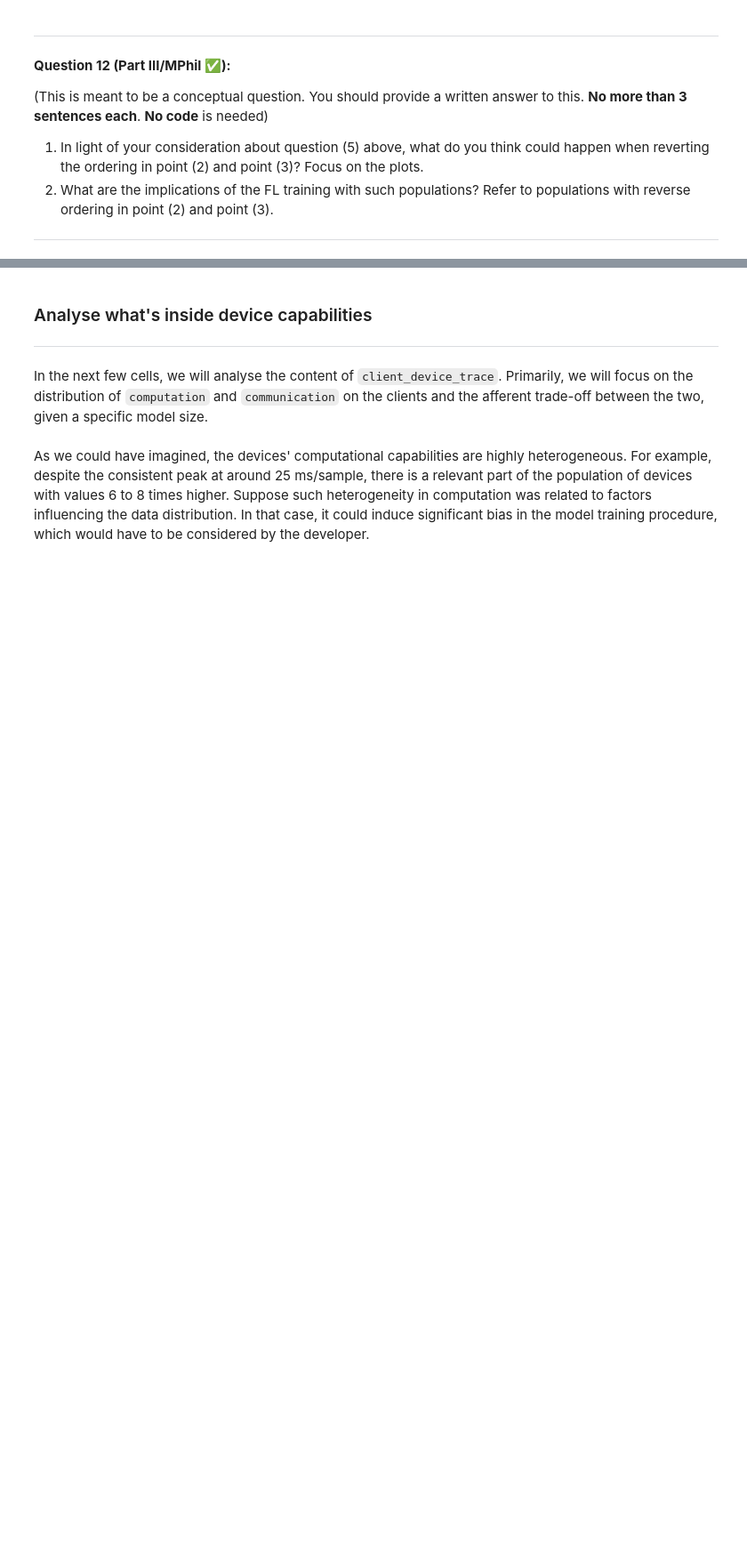
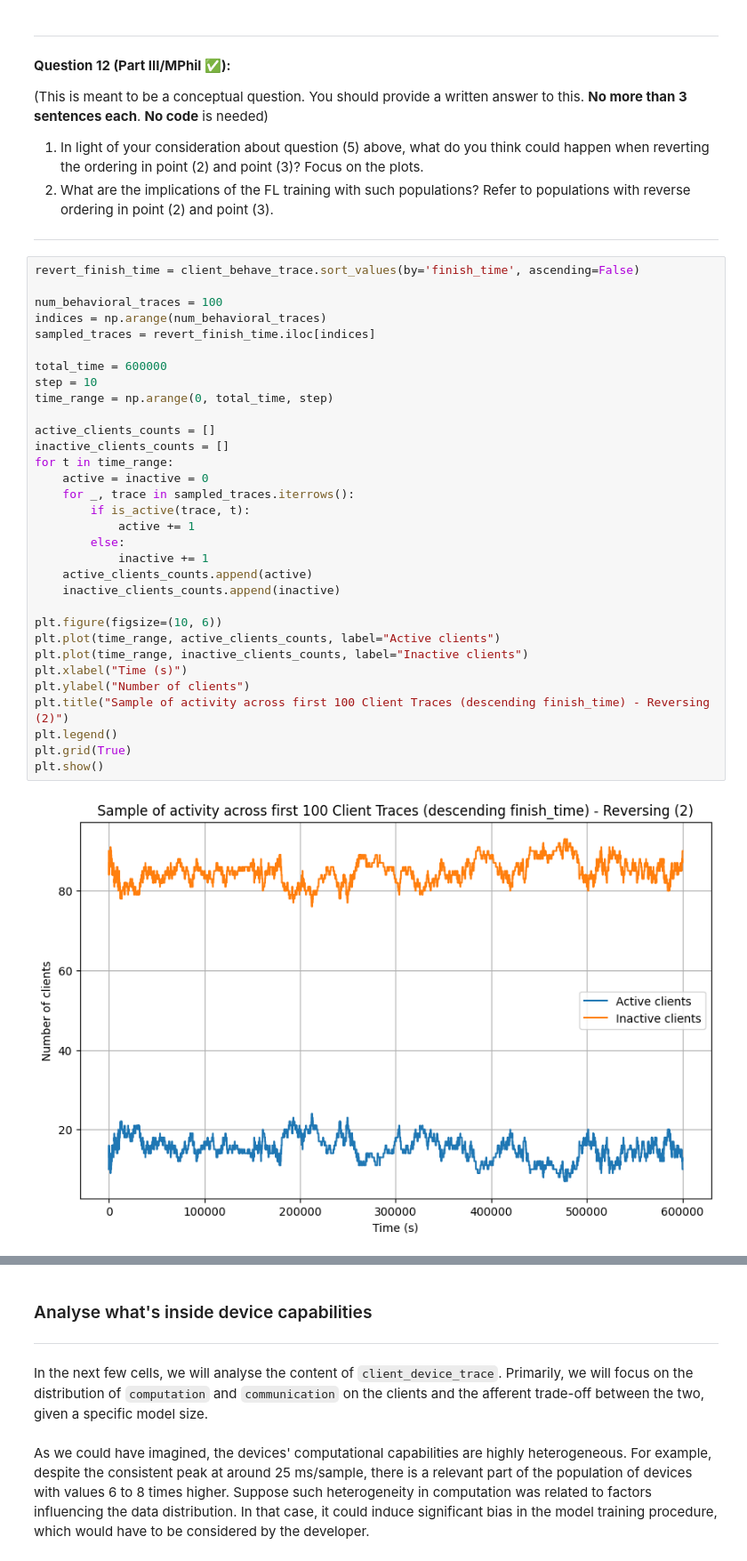
Before and after one commit to Lourencom/L361-Federated-Learning, a Jupyter notebook: labs/L361_2025_Lab_2_2_Devices_Heterogeneity.ipynb, the cells around one changed output, grey strips where cells are left out. Shown at 89% size. Drawn from its saved outputs; the diff is of its cells as text; blank space fills up the shorter version.

```diff
--- a/labs/L361_2025_Lab_2_2_Devices_Heterogeneity.ipynb
+++ b/labs/L361_2025_Lab_2_2_Devices_Heterogeneity.ipynb
@@ -637,4 +636,38 @@ These observations show that when implementing a FL system we must be aware of t
 2. What are the implications of the FL training with such populations? Refer to populations with reverse ordering in point (2) and point (3).
 
 ---
+# %%
+revert_finish_time = client_behave_trace.sort_values(by='finish_time', ascending=False)
+
+num_behavioral_traces = 100
+indices = np.arange(num_behavioral_traces)
+sampled_traces = revert_finish_time.iloc[indices]
+
+total_time = 600000
+step = 10
+time_range = np.arange(0, total_time, step)
+
+active_clients_counts = []
+inactive_clients_counts = []
+for t in time_range:
+    active = inactive = 0
+    for _, trace in sampled_traces.iterrows():
+        if is_active(trace, t):
+            active += 1
+        else:
+            inactive += 1
+    active_clients_counts.append(active)
+    inactive_clients_counts.append(inactive)
+
+plt.figure(figsize=(10, 6))
+plt.plot(time_range, active_clients_counts, label="Active clients")
+plt.plot(time_range, inactive_clients_counts, label="Inactive clients")
+plt.xlabel("Time (s)")
+plt.ylabel("Number of clients")
+plt.title("Sample of activity across first 100 Client Traces (descending finish_time) - Reversing (2)")
+plt.legend()
+plt.grid(True)
+plt.show()
+# %% [output]
+[figure, added]
 # %%
```
Also changed, not shown: parts of 18 cells of this notebook, 1 other file.
